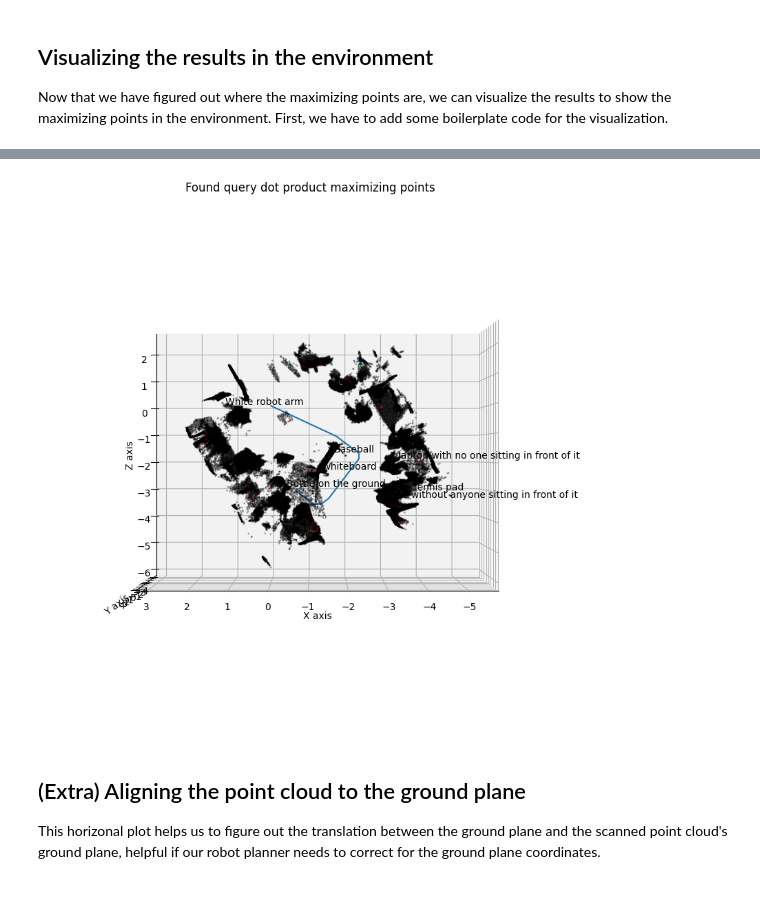
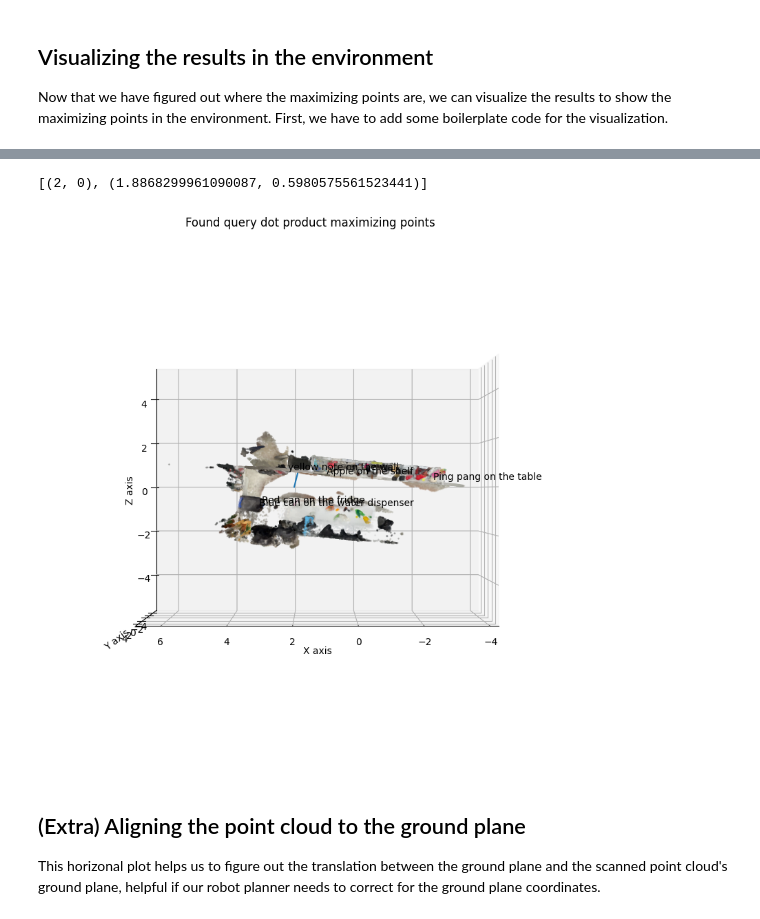
Before and after one commit to cpaxton/clip-fields, a Jupyter notebook: demo/4 - test model.ipynb, the cells around one changed output, grey strips where cells are left out. Saved outputs shown, nothing was run; the diff lists cells and outputs as text; code cells hidden in the pictures.

```diff
--- a/demo/4 - test model.ipynb
+++ b/demo/4 - test model.ipynb
@@ -63,7 +70,7 @@ label_model = GridCLIPModel(
     min_coords=min_coords,
 ).to(DEVICE)
 
-model_weights_path = "../clip_implicit_model/implicit_scene_label_model_latest_50.pt"
+model_weights_path = "../clip_implicit_model/implicit_scene_label_model_latest.pt"
 model_weights = torch.load(model_weights_path, map_location=DEVICE)
 label_model.load_state_dict(model_weights["model"])
 print(label_model)
@@ -143,7 +150,7 @@ merged_pcd.colors = o3d.utility.Vector3dVector(training_data._label_rgb / 255)
 merged_downpcd = merged_pcd.voxel_down_sample(voxel_size=0.03)
 
 print("Create pts result")
-pts_result = np.concatenate((np.asarray(merged_downpcd.points), np.asarray(merged_downpcd.colors)), axis=-1)
+pts_result = np.concatenate((np.asarray(merged_downpcd.points), np.asarray(merged_downpcd.colors) * 255), axis=-1)
 
 df = pd.DataFrame(
     # same arguments that you are passing to visualize_pcl
@@ -245,0 +296,24 @@ torch.Size([25, 3460182])
+# %%
+queries = [
+    "microwave on the cabinet",
+    "yellow bottle on the table",
+    "green bottle on the table",
+    "yellow cube on the table",
+    "Lego on the table",
+    "Puppy Recipe on the table",
+    "Trash can near the window",
+    "plants near the doorway",
+    "sink in the kitchen",
+    "mark pen on the table",
+    "scissors on the table",
+    "paper towel on the table",
+    "water dispenser on the shelf",
+    "coffee machine on the shelf",
+    "toaster on the shelf",
+    "yellow note on the wall",
+    "Red can on the fridge",
+    "Blue can on the water dispenser",
+    "Apple on the shelf",
+    "Ping pang on the table"
+]
+alignment_q = find_alignment_over_model(label_model, queries, points_dataloader, vision_weight = 1.0, text_weight = 10.0)
@@ -515,0 +536,13 @@ def plot_with_matplotlib(cloud,
+# %%
+max_point = max_points[0]
+
+valid_pts = [to_pt(valid_point) for valid_point in valid_points]
+
+target = torch.tensor([max_point[0], max_point[2]])
+target = valid_points[torch.argmin(torch.linalg.norm(target.cuda() - torch.from_numpy(valid_points).cuda(), dim=1, ord=2))]
+
+waypoints = plan((2, 0), (target[0].item(), target[1].item()))
+# %%
+waypoints
+# %% [output]
+[(2, 0), (1.8868299961090087, 0.5980575561523441)]
@@ -516,25 +604,26 @@ def plot_with_matplotlib(cloud,
 # %%
+i = 15
 plot_with_matplotlib(
     cloud,
     width=800,
     height=500,
     background="black",
     mesh=False,
     use_as_color=["red", "green", "blue"],
     initial_point_size=None,
     cmap="hsv",
     polylines=None,
     linewidth=5,
     return_scene=False,
     output_name="pyntcloud_plot",
     elev=0.,
     azim=90.,
-    text=zip(max_points[:7], queries[:7]),
+    text=zip(max_points[i:i+5], queries[i:i+5]),
     title="Found query dot product maximizing points",
     goto=max_points_goto,
 )
 # %% [output]
-[figure, old version]
+[figure, new version]
 # %% [markdown]
 ## (Extra) Aligning the point cloud to the ground plane
 This horizonal plot helps us to figure out the translation between the ground plane and the scanned point cloud's ground plane, helpful if our robot planner needs to correct for the ground plane coordinates.
```
Also changed, not shown: parts of 23 cells of this notebook, 2 other files.
